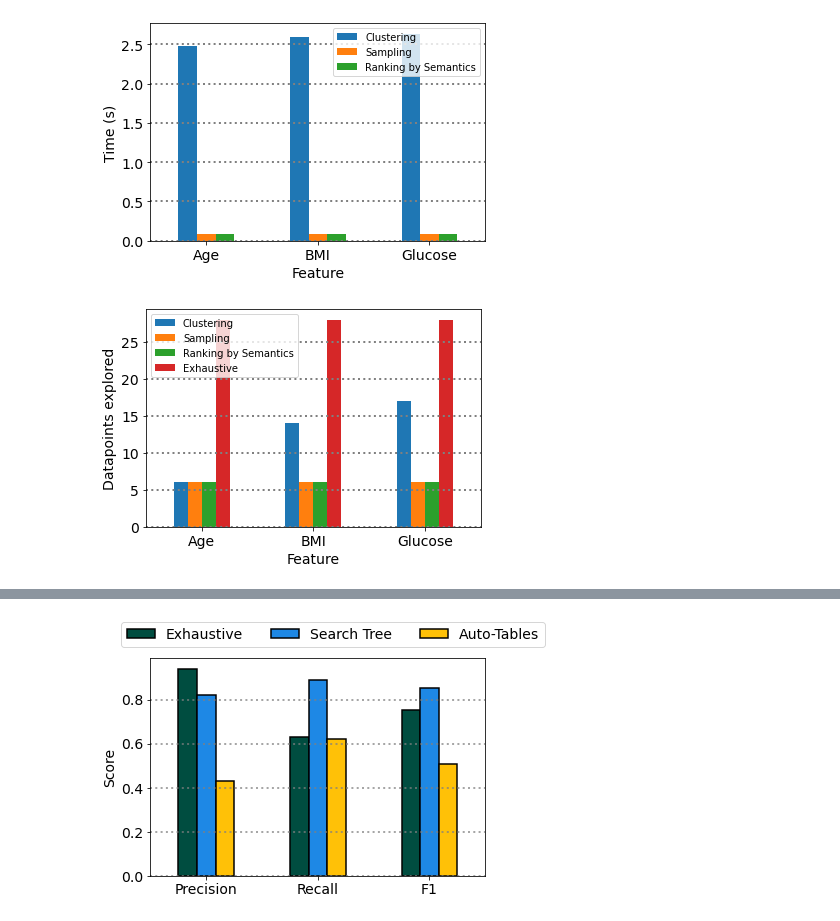
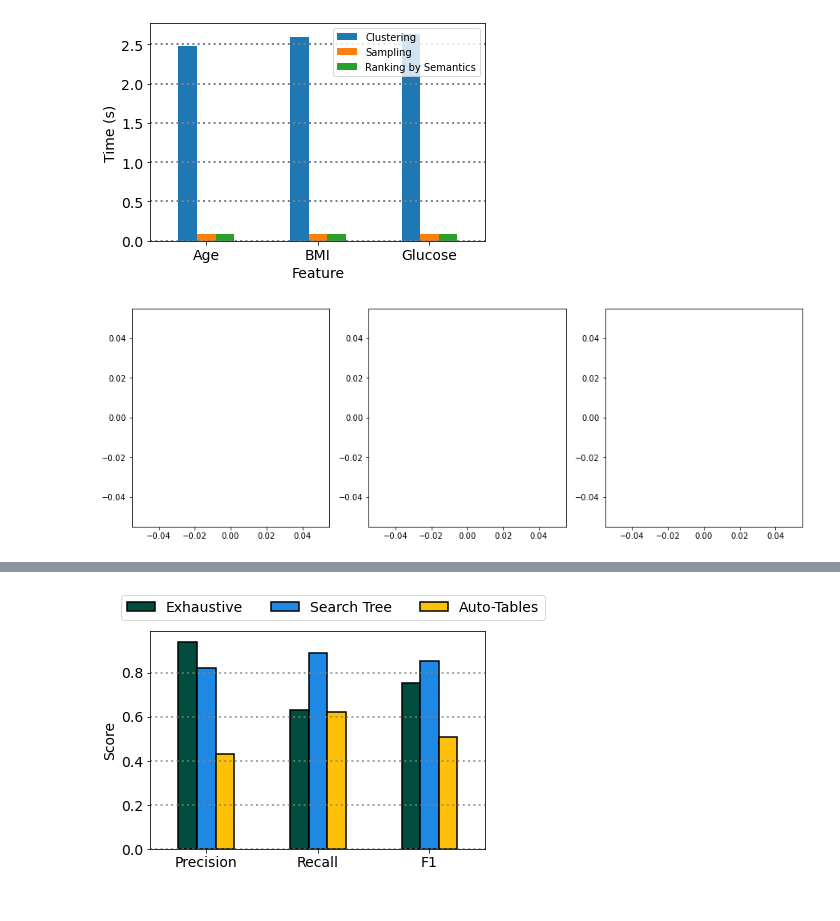
Before and after one commit to ey-l/explainable-discretization, a Jupyter notebook: notebooks/figs.ipynb, the cells around one changed output, grey strips where cells are left out. Drawn from its saved outputs; the diff is of its cells as text; code cells hidden in the pictures.

```diff
--- a/notebooks/figs.ipynb
+++ b/notebooks/figs.ipynb
@@ -20,23 +74,29 @@ plt.xlabel('Feature', fontsize=14)
 plt.show()
 # %% [output]
 [figure]
-# %%
-per_strategy = 0.4002499 / 28
-clustering_time = 2.3905
-sampling_time = 0.001902
-ranking_time = 0.00213
-clustering = [6, 14, 17]
-sampling = [6, 6, 6]
-ranking_by_semantics = [6, 6, 6]
-exhaustive = [28, 28, 28]
-index = ['Age', 'BMI', 'Glucose']
-df = pd.DataFrame({'Clustering': clustering, 'Sampling': sampling, 'Ranking by Semantics': ranking_by_semantics, 'Exhaustive': exhaustive}, index=index)
-ax = df.plot.bar(rot=0)
-plt.grid(linestyle=":", color='gray', linewidth=2, axis='y')
-plt.xticks(fontsize=14)
-plt.yticks(fontsize=14)
-plt.ylabel('Datapoints explored', fontsize=14)
-plt.xlabel('Feature', fontsize=14)
-plt.show()
-# %% [output]
-[figure, removed]
+# %%
+attrs = ['Age', 'BMI', 'Glucose']
+dfs = []
+for attr in attrs:
+    df = pd.read_csv(ppath + f'exp/pima/imputation/{attr}_runtime.csv')
+    dfs.append(df)
+# concat all dataframes
+df = pd.concat(dfs)
+# %%
+# for each attribute and for each method, plot average num_explored_points
+methods = ['cluster_sampling_1_0.5', 'cluster_sampling_2_0.5', 'cluster_sampling_1_0.7', 'random_sampling_0.33', 'random_sampling_0.5']
+colors = ['r', 'g', 'b', 'c', 'm']
+markers = ['o', 'v', 's', 'D', 'x']
+labels = ['Cluster Sampling (k=1, p=0.5)', 'Cluster Sampling (k=2, p=0.5)', 'Cluster Sampling (k=1, p=0.7)', 'Random Sampling (p=0.33)', 'Random Sampling (p=0.5)']
+# for each attribute and for each method, plot average num_explored_points
+fig, ax = plt.subplots(1, 3, figsize=(15, 5))
+# plot a bar plot for each attribute
+data = df.groupby(['method', 'attr'])['num_explored_points'].mean().reset_index()
+for i, attr in enumerate(attrs):
+    data_i = data[data['attr'] == 'attr']
+    # bar plot
+    ax[i] = ax[i].bar(data_i['method'], data_i['num_explored_points'])
+
+plt.show()
+# %% [output]
+[figure, added]
```
Also changed, not shown: parts of 7 cells of this notebook, 7 other files.
